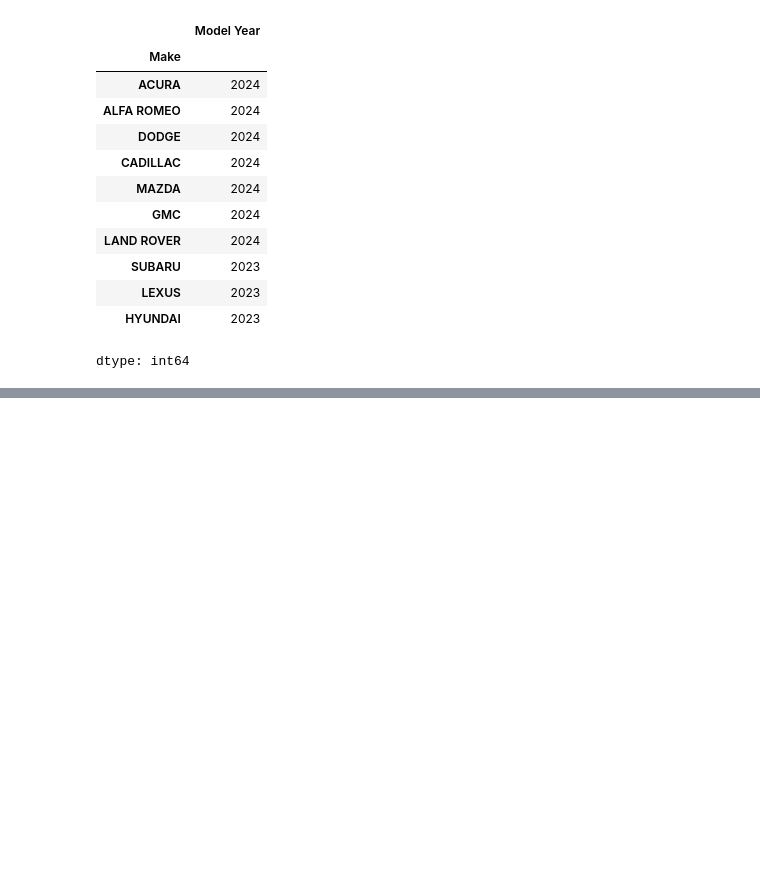
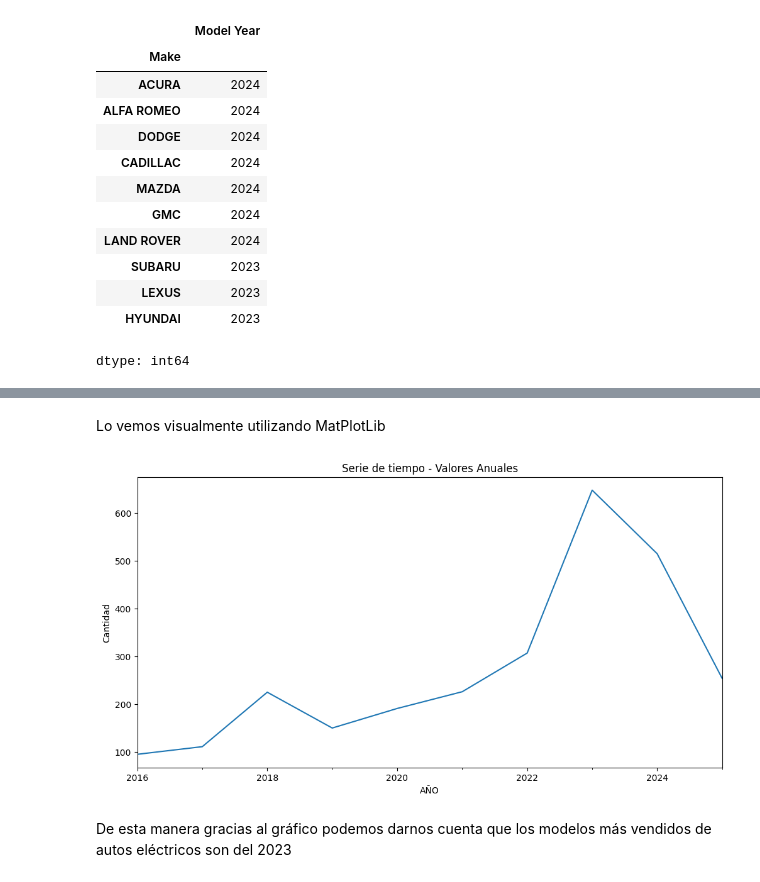
Before and after one commit to Tarde98/DataScienceI, a Jupyter notebook: dataSetTardella.ipynb, the cells around one changed output, grey strips where cells are left out. Saved outputs shown, nothing was run; the diff lists cells and outputs as text; code cells hidden in the pictures; blank space fills up the shorter version.

```diff
--- a/dataSetTardella.ipynb
+++ b/dataSetTardella.ipynb
@@ -158,0 +169,8 @@ dtype: int64
+# %%
+serie_anual = pd.date_range(start='2016', end='2026', freq = 'YE') #Creamos una serie de tiempo por años
+
+df['Fecha'] = pd.to_datetime(df['Model Year'], format='%Y') #Con esto nos aseguramos de que todas las filas de la columna estén en formato AÑO para la fecha
+
+cant_por_anio = df.set_index('Fecha').resample('YE').size() #Contamos la cantidad de autos por año
+
+cant_por_anio
@@ -158,0 +199,3 @@ dtype: int64
+# %%
+cant_por_anio = cant_por_año.reindex(serie_anual, fill_value=0)
+cant_por_anio
@@ -158,0 +215,11 @@ dtype: int64
+# %% [markdown]
+Lo vemos visualmente utilizando MatPlotLib
+# %%
+cant_por_anio.plot(title='Serie de tiempo - Valores Anuales',figsize =(12,6))
+plt.xlabel('AÑO')
+plt.ylabel('Cantidad')
+plt.show()
+# %% [output]
+[figure, added]
+# %% [markdown]
+De esta manera gracias al gráfico podemos darnos cuenta que los modelos más vendidos de autos eléctricos son del 2023
```
Also changed, not shown: parts of 9 cells of this notebook.
